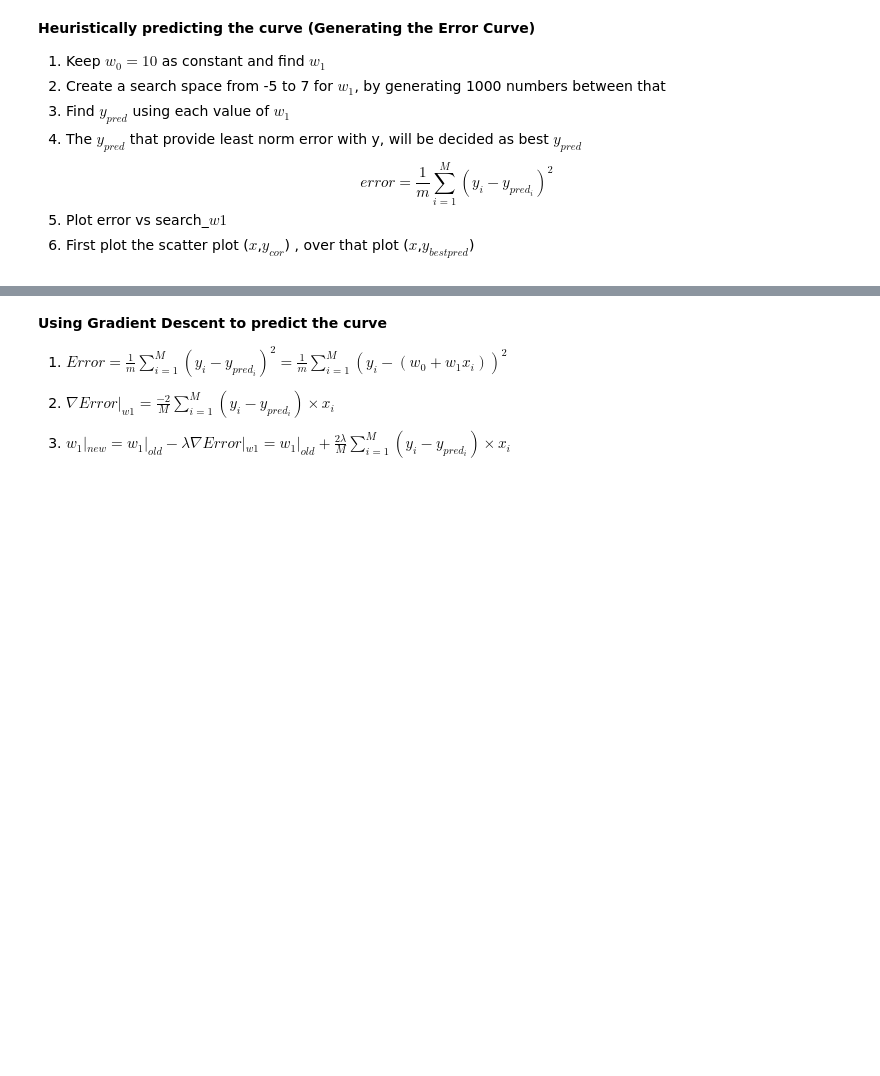
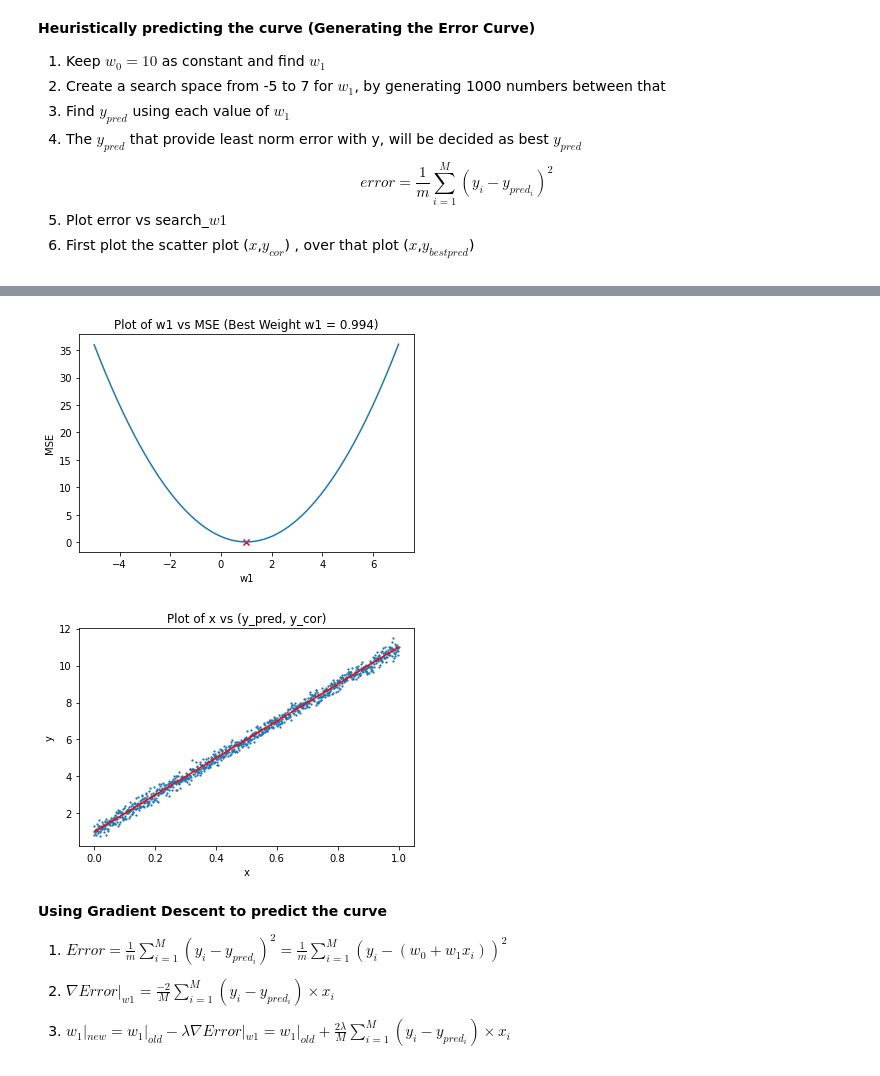
Before and after one commit to shashankp28/PRML-Lab-22, a Jupyter notebook: Assignment_5/Lab_5_Regression.ipynb, the cells around one changed output, grey strips where cells are left out. Saved outputs shown, nothing was run; the diff lists cells and outputs as text; code cells hidden in the pictures; blank space fills up the shorter version.

```diff
--- a/Assignment_5/Lab_5_Regression.ipynb
+++ b/Assignment_5/Lab_5_Regression.ipynb
@@ -55,3 +63,41 @@ Optimal Value of w1 is :  1.0780780780780779
+# %%
+## Write your code here
+w0_guess = 10
+w1_space = np.linspace(-5, 7, 1000)
+w_best = None
+best_error = float('inf')
+
+errors = []
+
+for w1 in w1_space:
+    w = np.array([w0_guess, w1])
+    y_pred = np.transpose(np.append(x, np.ones((1000))).reshape(2, 1000)) @ w
+    error = np.sum(np.subtract(y_cor, y_pred)**2)/1000
+    errors.append(error)
+    if error<best_error:
+        w_best = w
+        best_error = error
+
+errors = np.array(errors)
+
+plt.plot(w1_space, errors)
+plt.scatter(w_best[1], best_error, marker='x', c='red')
+plt.xlabel("w1")
+plt.ylabel("MSE")
+plt.title(f'Plot of w1 vs MSE (Best Weight w1 = {round(w_best[1], 4)})')
+plt.show()
+
+y_pred = np.transpose(np.append(x, np.ones((1000))).reshape(2, 1000)) @ w_best
+
+plt.plot(x, y_pred, c='red')
+plt.scatter(x, y_cor, s=1.5)
+plt.xlabel("x")
+plt.ylabel("y")
+plt.title("Plot of x vs (y_pred, y_cor)")
+plt.show()
+# %% [output]
+[figure, added]
+[figure, added]
 # %% [markdown]
 **Using Gradient Descent to predict the curve**
 
```
Also changed, not shown: parts of 13 cells of this notebook.
